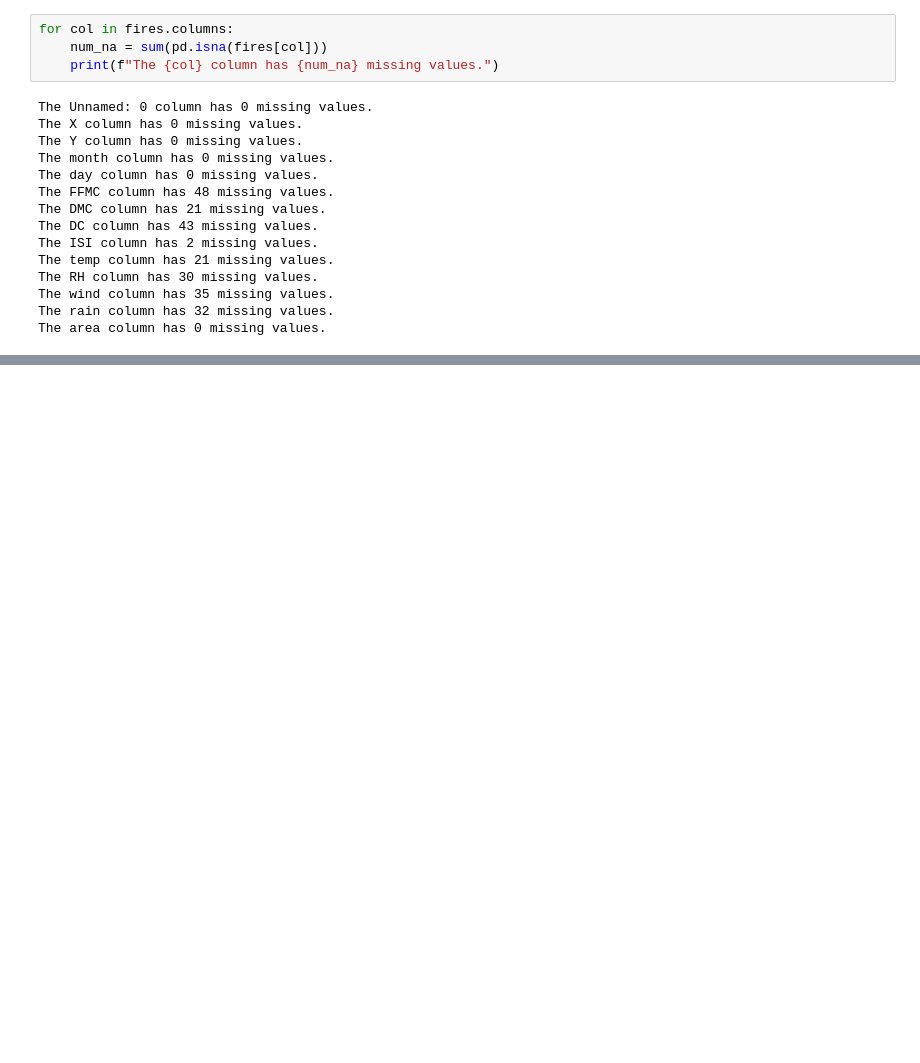
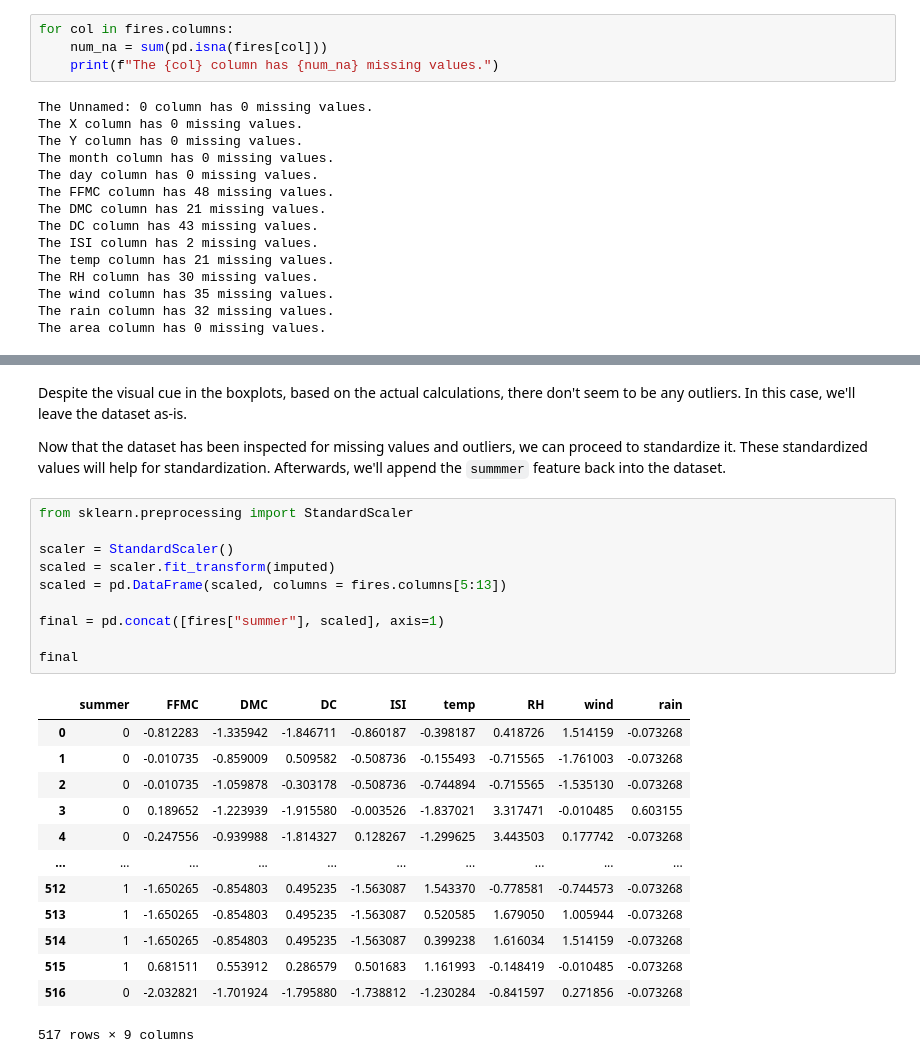
Before and after one commit to Clarkszw/clarkszw.github.io, a Jupyter notebook: Python/Forest_Fires/Forest_Fires.ipynb, the cells around one changed output, grey strips where cells are left out. Drawn from its saved outputs; the diff is of its cells as text; blank space fills up the shorter version.

```diff
--- a/Python/Forest_Fires/Forest_Fires.ipynb
+++ b/Python/Forest_Fires/Forest_Fires.ipynb
@@ -31,0 +147,28 @@ The area column has 0 missing values.
+# %% [markdown]
+Despite the visual cue in the boxplots, based on the actual calculations, there don't seem to be any outliers. In this case, we'll leave the dataset as-is.
+
+Now that the dataset has been inspected for missing values and outliers, we can proceed to standardize it. These standardized values will help for standardization. Afterwards, we'll append the `summmer` feature back into the dataset.
+# %%
+from sklearn.preprocessing import StandardScaler
+
+scaler = StandardScaler()
+scaled = scaler.fit_transform(imputed)
+scaled = pd.DataFrame(scaled, columns = fires.columns[5:13])
+
+final = pd.concat([fires["summer"], scaled], axis=1)
+
+final
+# %% [output]
+|  | summer | FFMC | DMC | DC | ISI | temp | RH | wind | rain |
+| 0 | 0 | -0.812283 | -1.335942 | -1.846711 | -0.860187 | -0.398187 | 0.418726 | 1.514159 | -0.073268 |
+| 1 | 0 | -0.010735 | -0.859009 | 0.509582 | -0.508736 | -0.155493 | -0.715565 | -1.761003 | -0.073268 |
+| 2 | 0 | -0.010735 | -1.059878 | -0.303178 | -0.508736 | -0.744894 | -0.715565 | -1.535130 | -0.073268 |
+| 3 | 0 | 0.189652 | -1.223939 | -1.915580 | -0.003526 | -1.837021 | 3.317471 | -0.010485 | 0.603155 |
+| 4 | 0 | -0.247556 | -0.939988 | -1.814327 | 0.128267 | -1.299625 | 3.443503 | 0.177742 | -0.073268 |
+| ... | ... | ... | ... | ... | ... | ... | ... | ... | ... |
+| 512 | 1 | -1.650265 | -0.854803 | 0.495235 | -1.563087 | 1.543370 | -0.778581 | -0.744573 | -0.073268 |
+| 513 | 1 | -1.650265 | -0.854803 | 0.495235 | -1.563087 | 0.520585 | 1.679050 | 1.005944 | -0.073268 |
+| 514 | 1 | -1.650265 | -0.854803 | 0.495235 | -1.563087 | 0.399238 | 1.616034 | 1.514159 | -0.073268 |
+| 515 | 1 | 0.681511 | 0.553912 | 0.286579 | 0.501683 | 1.161993 | -0.148419 | -0.010485 | -0.073268 |
+| 516 | 0 | -2.032821 | -1.701924 | -1.795880 | -1.738812 | -1.230284 | -0.841597 | 0.271856 | -0.073268 |
+517 rows × 9 columns
```
Also changed, not shown: parts of 27 cells of this notebook, 2 other files.
